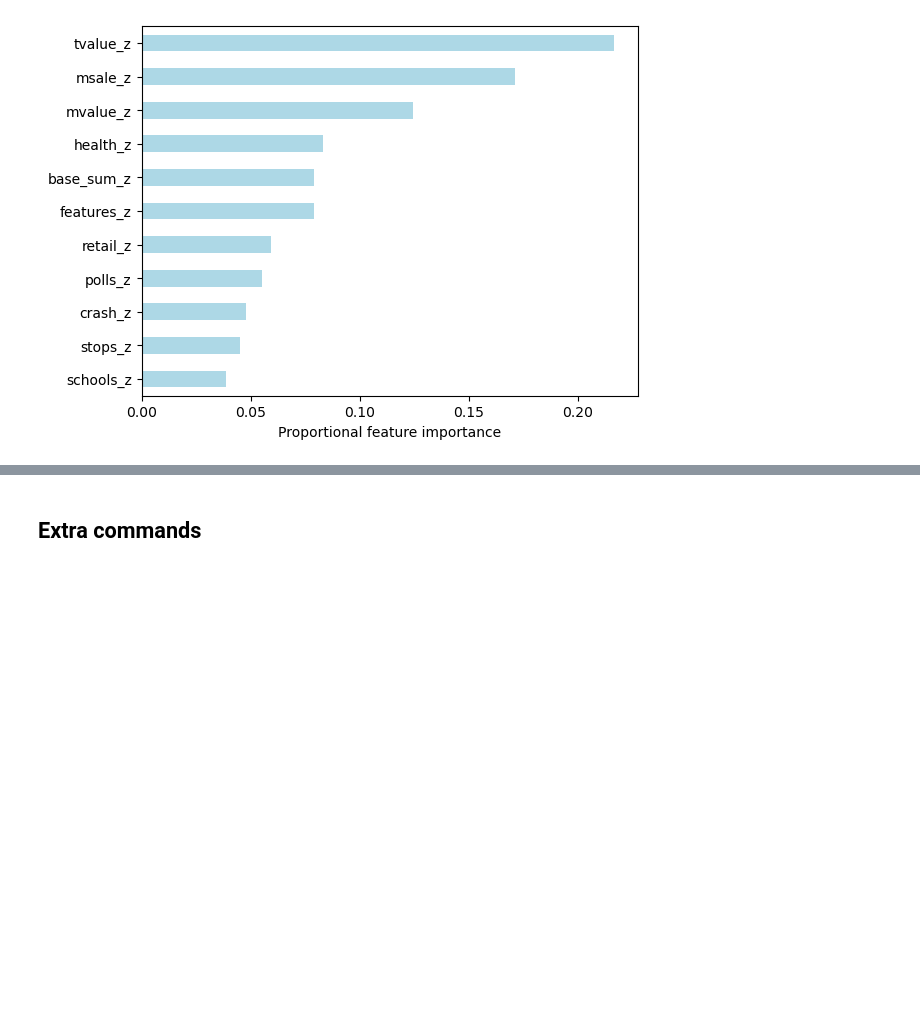
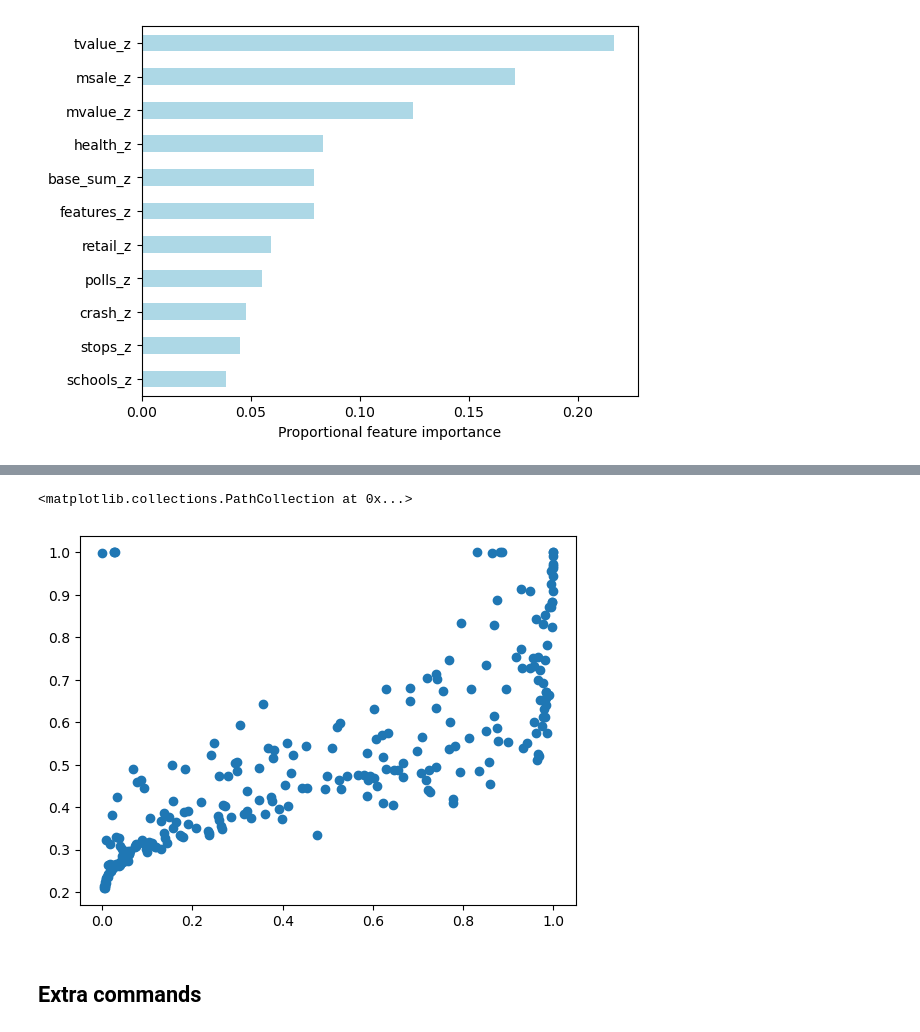
Before and after one commit to FixItChris/DATA2901, a Jupyter notebook: Report.ipynb, the cells around one changed output, grey strips where cells are left out. Cells and saved outputs as stored; diff of their text form; code cells hidden in the pictures; blank space fills up the shorter version.

```diff
--- a/Report.ipynb
+++ b/Report.ipynb
@@ -2143,6 +2151,6 @@ income.head()
 # %%
 # Removing SA2 regions with no income data
 aggs = aggs.loc[aggs["sa2_code"].isin(income["sa2_code"])]
+
+X = aggs.drop(["base_score", "sa2_code"], axis=1).fillna(0)
+y = income["median_income"].dropna()
-# %%
-X = aggs.drop(["sa2_code"], axis=1).fillna(0)
-y = income["median_income"].dropna()
@@ -2217,3 +2239,15 @@ ax.set_xlabel("Proportional feature importance")
 plt.show()
 # %% [output]
 [figure]
+# %%
+# Sigmoid function
+def sigmoid(x):
+    return 1/(1+math.exp(-x))
+
+# Recalculating the scores from task 3 with new weightings
+new_scores = 0
+for i, col in enumerate(X.columns):
+    new_scores += rf.feature_importances_[i]*X[col]
+aggs["weighted_score"] = new_scores.apply(sigmoid)
+
+aggs.head()
@@ -2220,3 +2261,8 @@ plt.show()
+# %%
+plt.scatter(aggs["base_score"], aggs["weighted_score"])
+# %% [output]
+<matplotlib.collections.PathCollection at 0x...>
+[figure, added]
 # %% [markdown]
 ## Extra commands
 # %%
```
Also changed, not shown: parts of 12 cells of this notebook.
